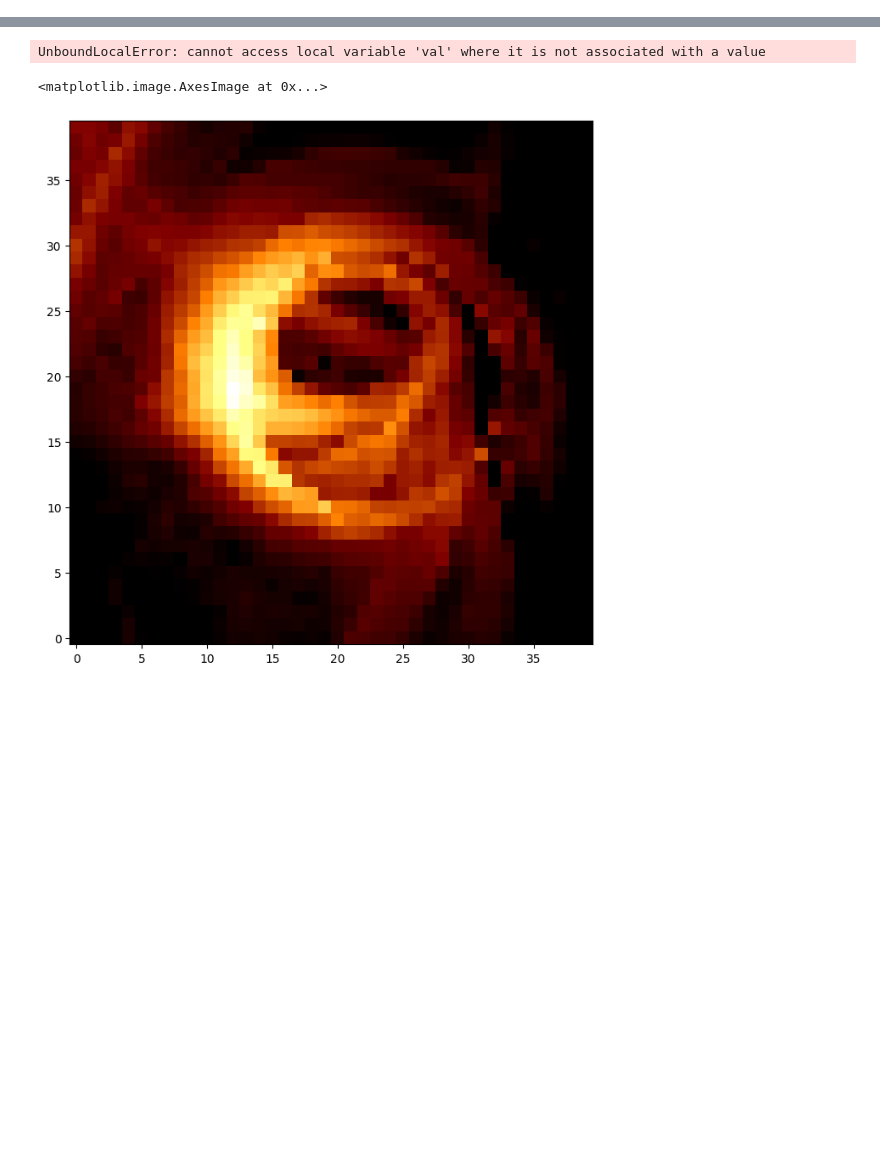
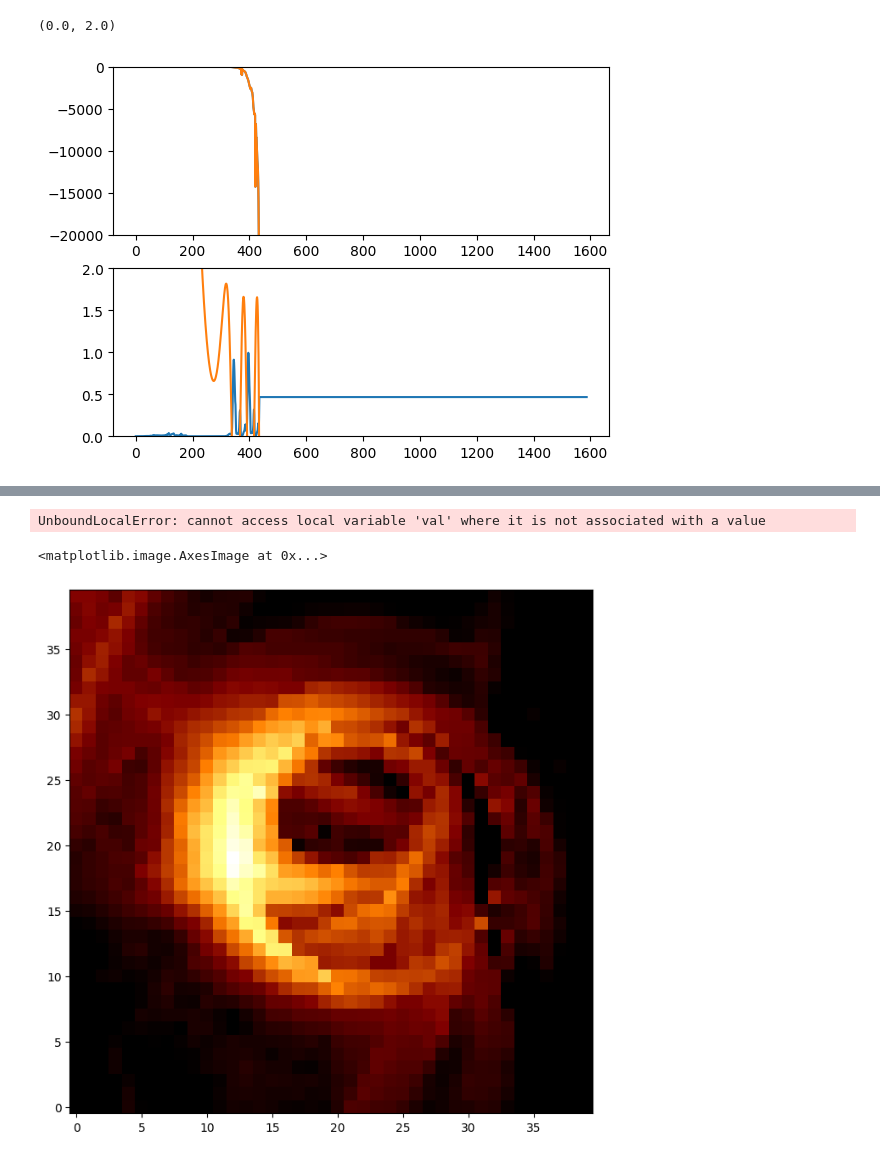
Before and after one commit to liamedeiros/Mahakala, a Jupyter notebook: demos/grmhd.ipynb, the cells around one changed output, grey strips where cells are left out. Saved outputs shown, nothing was run; the diff lists cells and outputs as text; code cells hidden in the pictures; blank space fills up the shorter version.

```diff
--- a/demos/grmhd.ipynb
+++ b/demos/grmhd.ipynb
@@ -127,0 +76,18 @@ B3 True
+# %%
+ax1 = plt.subplot(2, 1, 1)
+ax2 = plt.subplot(2, 1, 2)
+
+ax1.plot(tensorial_data['kdotu'][:, 1024])
+ax1.plot(fluid_scalars['kdotu'][:, 1024])
+
+ax1.set_ylim(-20000, 0)
+
+#ax2.plot(S[:, 1024, 0])
+
+ax2.plot(fluid_scalars['dens'][:, 1024])
+
+ax2.plot(S[:, 1024, 1])
+ax2.set_ylim(0, 2)
+# %% [output]
+(0.0, 2.0)
+[figure, added]
```
Also changed, not shown: parts of 45 cells of this notebook, 1 other file.
